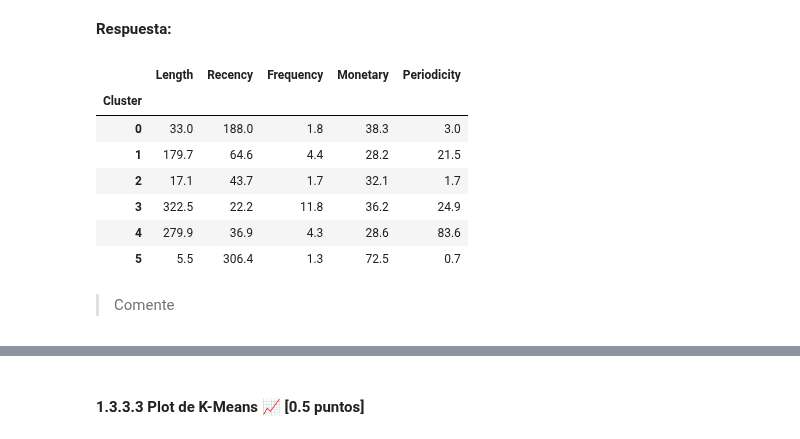
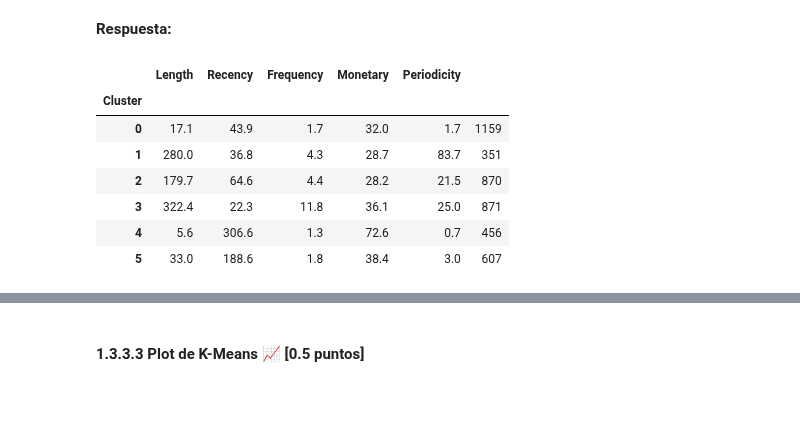
Before and after one commit to SimonSanfeliu/MDS7202-BS, a Jupyter notebook: L7/Lab7_Becerra_Sanfeliú.ipynb, the cells around one changed output, grey strips where cells are left out. Saved outputs shown, nothing was run; the diff lists cells and outputs as text; code cells hidden in the pictures; blank space fills up the shorter version.

```diff
--- a/L7/Lab7_Becerra_Sanfeliú.ipynb
+++ b/L7/Lab7_Becerra_Sanfeliú.ipynb
@@ -172,7 +172,19 @@ Una referencia que le puede ser útil es el [documento original](https://www.res
 # %%
 def custom_features(dataframe_in):
     """
-    Agregar dosctring
+       Función que calcula las siguientes métricas para cada cliente:
+
+       Length: Tiempo en días desde la primera compra hasta la última.
+       Recency: Tiempo en días desde la última compra hasta el final del periodo.
+       Monetary: Media del gasto por compra.
+       Frequency: Número de compras.
+       Periodicity: Desviación estándar del tiempo entre compras.
+
+       Parámetros:
+              dataframe_in: DataFrame de entrada.
+
+       Salida:
+              new_df: DataFrame de salida con las métricas calculadas.
     """
     #Verificando que sea un dataframe
     assert type(dataframe_in) == pd.DataFrame
@@ -246,6 +258,13 @@ Con esto buscamos que los valores que componen a las columnas se muevan en el ra
 **Respuesta:**
 # %%
 class MinMax(BaseEstimator, TransformerMixin):
+    """
+        Clase que implementa la normalización MinMax.
+
+        Parámetros:
+        BaseEstimator: Clase base para todos los estimadores de sklearn.
+        TransformerMixin: Clase que implementa el método fit_transform.
+    """
     def fit(self, X, y=None):
         return self
     def transform(self, X):
@@ -297,10 +316,19 @@ RANDOM_STATE = 42
 
 # Creando la pipeline para K-Means
 def pipeline_k(k):
+    """
+        Función que crea la pipeline para el método de K-Means.
+
+        Parámetros:
+        k: Número de clusters.
+
+        Salida:
+        pipeline: Pipeline para el método de K-Means.
+    """
     pipeline = Pipeline([
         ("LRMFP", FunctionTransformer(custom_features)),
         ("Scaler", ColumnTransformer([("norm", MinMax(), ["Length", "Recency", "Frequency", "Monetary", "Periodicity"])])),
-        ("K-Means", KMeans(n_clusters=k, random_state=RANDOM_STATE))
+        ("K-Means", KMeans(n_clusters=k, random_state=RANDOM_STATE, n_init="auto"))
     ])
     return pipeline
 
@@ -358,20 +386,19 @@ Una vez ajustado los datos, genere una tabla con los promedios (o medianas) para
 # %%
 # Usando k = 6
 new_k = pipeline_k(6).fit(df_retail)
 
 # Agrupando
 df_new = custom_features(df_retail)
 df_new["Cluster"] = new_k["K-Means"].labels_
 final_df = round(df_new.groupby("Cluster").mean(numeric_only=True), 1)
+final_df[""] = df_new.groupby("Cluster").count()["Length"]
 final_df
 # %% [output]
-|  | Length | Recency | Frequency | Monetary | Periodicity |
-| Cluster |  |  |  |  |  |
-| 0 | 33.0 | 188.0 | 1.8 | 38.3 | 3.0 |
-| 1 | 179.7 | 64.6 | 4.4 | 28.2 | 21.5 |
-| 2 | 17.1 | 43.7 | 1.7 | 32.1 | 1.7 |
-| 3 | 322.5 | 22.2 | 11.8 | 36.2 | 24.9 |
-| 4 | 279.9 | 36.9 | 4.3 | 28.6 | 83.6 |
-| 5 | 5.5 | 306.4 | 1.3 | 72.5 | 0.7 |
+|  | Length | Recency | Frequency | Monetary | Periodicity |  |
+| Cluster |  |  |  |  |  |  |
+| 0 | 17.1 | 43.9 | 1.7 | 32.0 | 1.7 | 1159 |
+| 1 | 280.0 | 36.8 | 4.3 | 28.7 | 83.7 | 351 |
+| 2 | 179.7 | 64.6 | 4.4 | 28.2 | 21.5 | 870 |
+| 3 | 322.4 | 22.3 | 11.8 | 36.1 | 25.0 | 871 |
+| 4 | 5.6 | 306.6 | 1.3 | 72.6 | 0.7 | 456 |
+| 5 | 33.0 | 188.6 | 1.8 | 38.4 | 3.0 | 607 |
-# %% [markdown]
-> Comente
```
Also changed, not shown: parts of 8 cells of this notebook.
